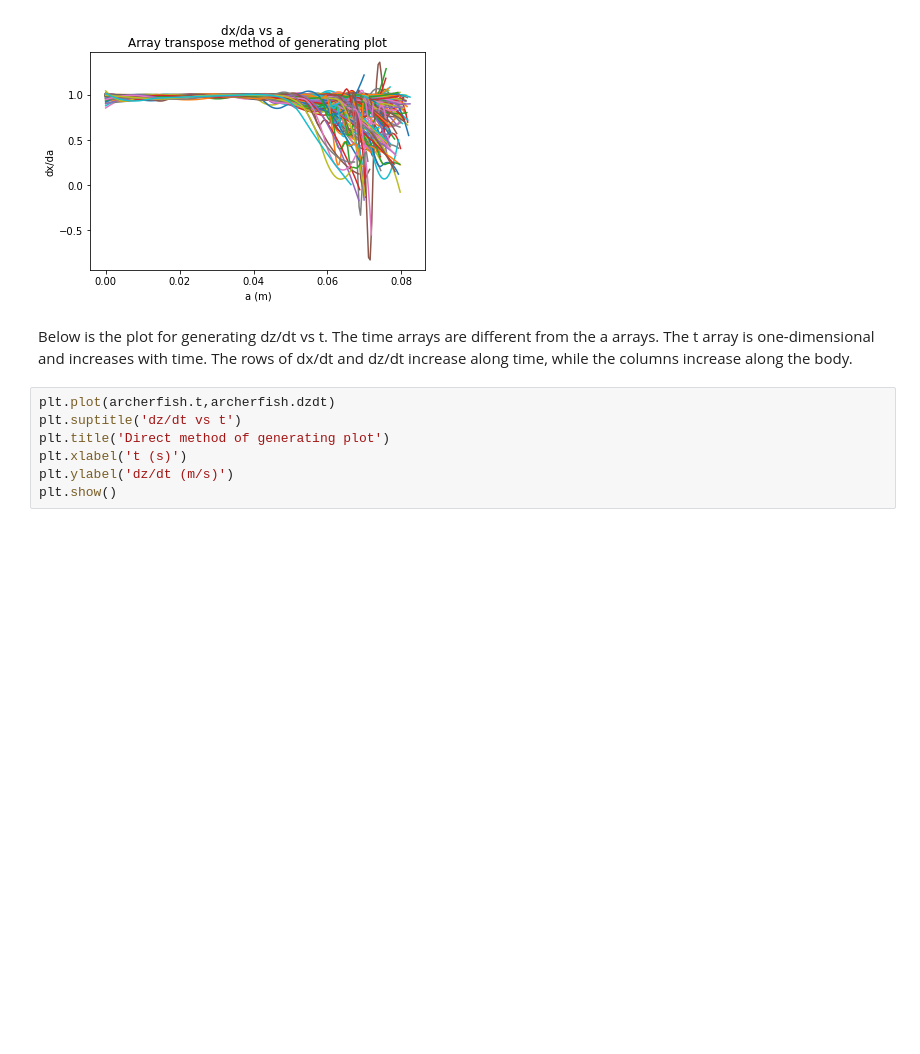
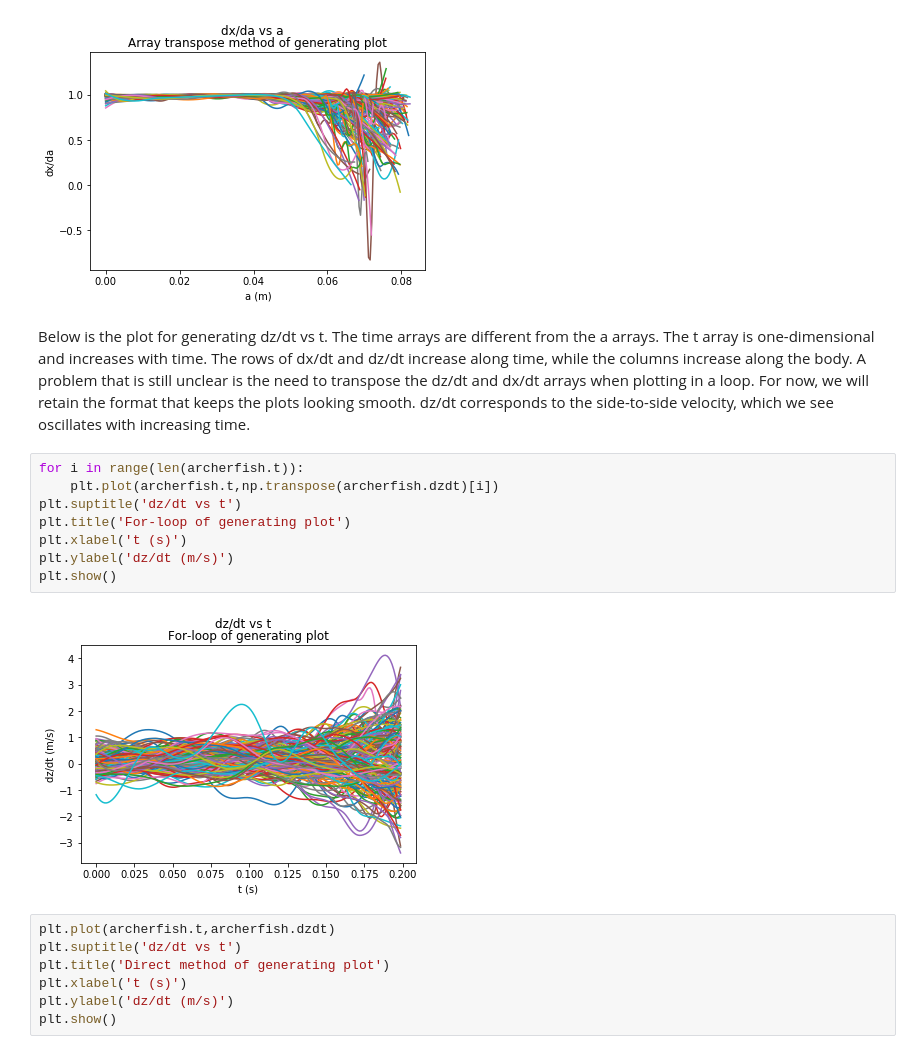
Before and after one commit to Flow-Imaging-Lab-at-Mudd/FILM-fish-model, a Jupyter notebook: lighthill-model.ipynb, the cells around one changed output. Drawn from its saved outputs; the diff is of its cells as text; blank space fills up the shorter version.

```diff
--- a/lighthill-model.ipynb
+++ b/lighthill-model.ipynb
@@ -629,7 +623,18 @@ plt.show()
 # %% [output]
 [figure]
 # %% [markdown]
-Below is the plot for generating dz/dt vs t. The time arrays are different from the a arrays. The t array is one-dimensional and increases with time. The rows of dx/dt and dz/dt increase along time, while the columns increase along the body.
+Below is the plot for generating dz/dt vs t. The time arrays are different from the a arrays. The t array is one-dimensional and increases with time. The rows of dx/dt and dz/dt increase along time, while the columns increase along the body. A problem that is still unclear is the need to transpose the dz/dt and dx/dt arrays when plotting in a loop. For now, we will retain the format that keeps the plots looking smooth.
+dz/dt corresponds to the side-to-side velocity, which we see oscillates with increasing time.
+# %%
+for i in range(len(archerfish.t)):
+    plt.plot(archerfish.t,np.transpose(archerfish.dzdt)[i])
+plt.suptitle('dz/dt vs t')
+plt.title('For-loop of generating plot')
+plt.xlabel('t (s)')
+plt.ylabel('dz/dt (m/s)')
+plt.show()
+# %% [output]
+[figure, added]
 # %%
 plt.plot(archerfish.t,archerfish.dzdt)
 plt.suptitle('dz/dt vs t')
```
Also changed, not shown: parts of 11 cells of this notebook.
